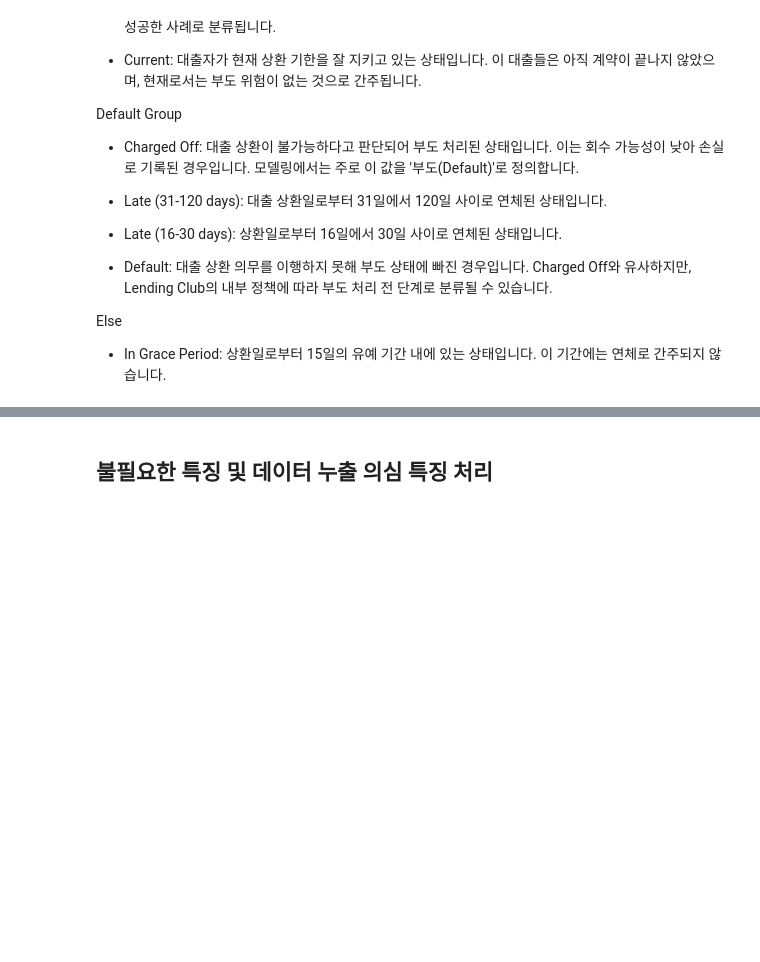
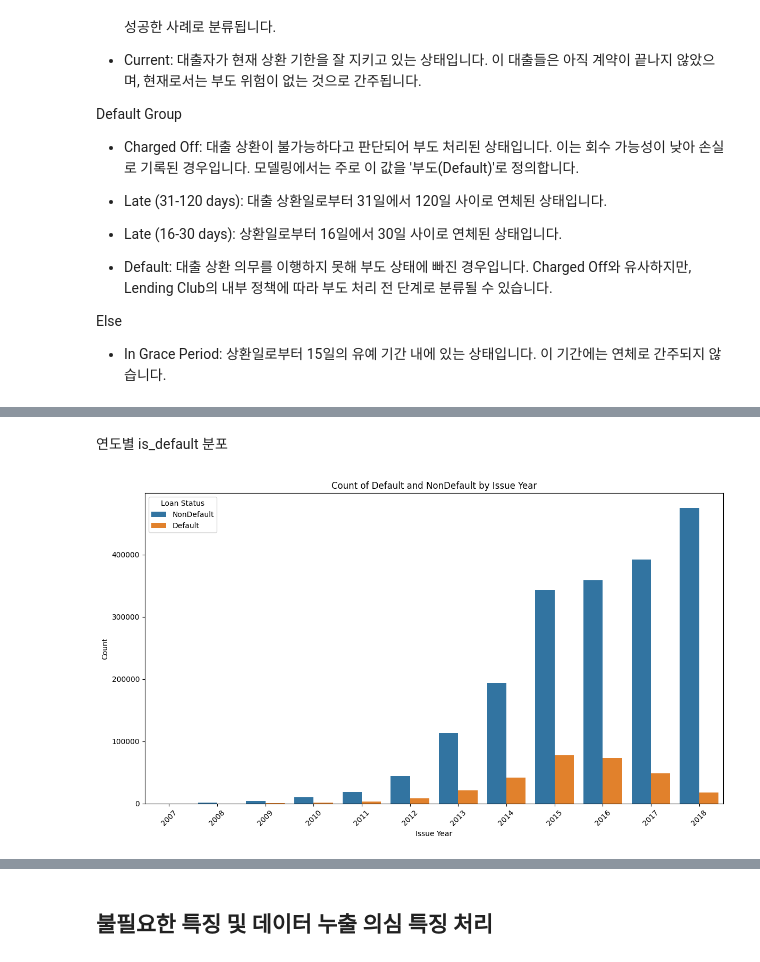
Before and after one commit to hopedom/DS5, a Jupyter notebook: lending-club-prep.ipynb, the cells around one changed output, grey strips where cells are left out. Saved outputs shown, nothing was run; the diff lists cells and outputs as text; code cells hidden in the pictures; blank space fills up the shorter version.

```diff
--- a/lending-club-prep.ipynb
+++ b/lending-club-prep.ipynb
@@ -160,3 +143,17 @@ def create_label(x):
 df1['is_default'] = df1['loan_status'].apply(create_label)
 df1 = df1.dropna(subset=['is_default'])
 #df1.to_csv('accepted_2015.csv', index=False)
+# %% [markdown]
+연도별 is_default 분포
+# %%
+plt.figure(figsize=(12, 7))
+sns.countplot(x='issue_year', hue='is_default', data=df1)
+plt.title('Count of Default and NonDefault by Issue Year')
+plt.xlabel('Issue Year')
+plt.ylabel('Count')
+plt.xticks(rotation=45)
+plt.legend(title='Loan Status')
+plt.tight_layout()
+plt.show()
+# %% [output]
+[figure, added]
```
Also changed, not shown: parts of 89 cells of this notebook.
